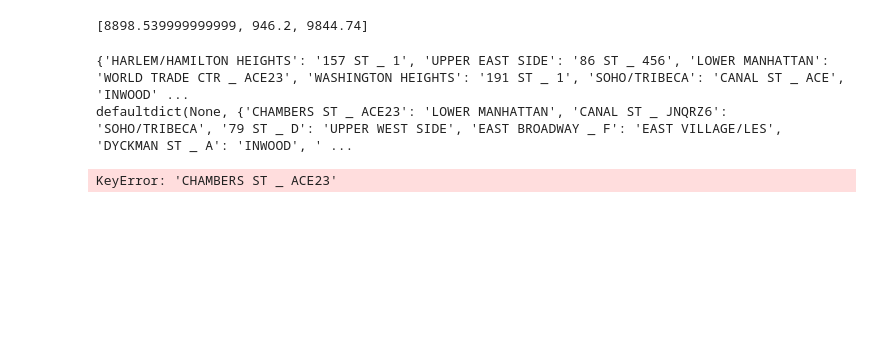
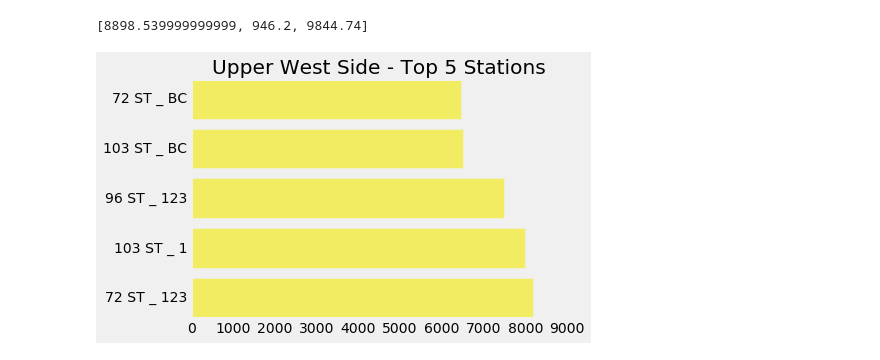
Before and after one commit to ssaleh2/benson-six, a Jupyter notebook: 01-benson.ipynb, the cells around one changed output. Drawn from its saved outputs; the diff is of its cells as text; code cells hidden in the pictures; blank space fills up the shorter version.

```diff
--- a/01-benson.ipynb
+++ b/01-benson.ipynb
@@ -263,11 +263,12 @@ for key in neighbor_influx:
 # %%
 
-def print_sorted_graph(mta_turn, top, sort_val, color, title):
-    if sort_val == 2:
+def print_sorted_graph(mta_turn, top, sort_val, color, title, stacked):
+    if sort_val == 2 and stacked == 1:
         #stack bar graph
         plt.figure()
         #ranking for a given dictionary
         sortedByKeyDict = sorted(mta_turn.items(), key = lambda x: x[1][sort_val], reverse=True)
+        print sortedByKeyDict
         x1 = []
         x2 = []
         y = []
@@ -305,12 +306,10 @@ def print_sorted_graph(mta_turn, top, sort_val, color, title):
         plt.title(title)
         plt.grid(False)
 
-print_sorted_graph(mta_neighbor, 15, 0, 'blue', 'Neighborhood - Weekday')
-print_sorted_graph(mta_neighbor, 15, 1, 'red', 'Neighborhood - Weekend')
-print_sorted_graph(mta_neighbor, 15, 2, 'green', 'Neighborhood - Total Week')
-print_sorted_graph(Manhattan_stations, 15, 0, 'yellow', 'Stations - Weekday')
-print_sorted_graph(Manhattan_stations, 15, 1, 'purple', 'Stations - Weekend')
-print_sorted_graph(Manhattan_stations, 15, 2, 'black', 'Stations - Total Week')
+print_sorted_graph(mta_neighbor, 15, 2, 'green', 'Neighborhood - Total Week', 1)
+print_sorted_graph(Manhattan_stations, 15, 0, 'yellow', 'Stations - Weekday', 0)
+print_sorted_graph(Manhattan_stations, 15, 1, 'purple', 'Stations - Weekend', 0)
+print_sorted_graph(Manhattan_stations, 15, 2, 'black', 'Stations - Total Week', 1)
 
 # x2 in Chelsea
 # x1 in Midtown East
@@ -328,21 +327,15 @@ print mta_station['GRD CNTRL-42 ST _ 4567S']
 [8898.539999999999, 946.2, 9844.74]
 # %%
 def neighborhood_top_stations(neighborhood, station_neighbor, mta_stations):
-    neighbor_station = defaultdict(list)
+    neighborhood_stations = defaultdict(list)
     counter = 0
-    #neighbor_station = dict((v,k) for k, v in station_neighbor.items())
-    print neighbor_station
-    print station_neighbor
     for station in mta_stations.keys():
-        if neighbor_station[station] == neighborhood:
-            counter += 1
-            print counter
+        cur_neighbor = station_neighbor[station]
+        if cur_neighbor == neighborhood:
             neighborhood_stations[station] = mta_station[station]
     return neighborhood_stations
-# %%
-x = neighborhood_top_stations("UPPER WEST SIDE", neighbor_key, Manhattan_stations)
-print len(x)
-# %% [output]
-{'HARLEM/HAMILTON HEIGHTS': '157 ST _ 1', 'UPPER EAST SIDE': '86 ST _ 456', 'LOWER MANHATTAN': 'WORLD TRADE CTR _ ACE23', 'WASHINGTON HEIGHTS': '191 ST _ 1', 'SOHO/TRIBECA': 'CANAL ST _ ACE', 'INWOOD' ...
-defaultdict(None, {'CHAMBERS ST _ ACE23': 'LOWER MANHATTAN', 'CANAL ST _ JNQRZ6': 'SOHO/TRIBECA', '79 ST _ D': 'UPPER WEST SIDE', 'EAST BROADWAY _ F': 'EAST VILLAGE/LES', 'DYCKMAN ST _ A': 'INWOOD', ' ...
-KeyError: 'CHAMBERS ST _ ACE23'
+# %%
+upper_west = neighborhood_top_stations("UPPER WEST SIDE", neighbor_key, Manhattan_stations)
+print_sorted_graph(upper_west, 5, 2, '#F2EC62', 'Upper West Side - Top 5 Stations', 0)
+# %% [output]
+[figure, added]
```
Also changed, not shown: parts of 5 cells of this notebook.
